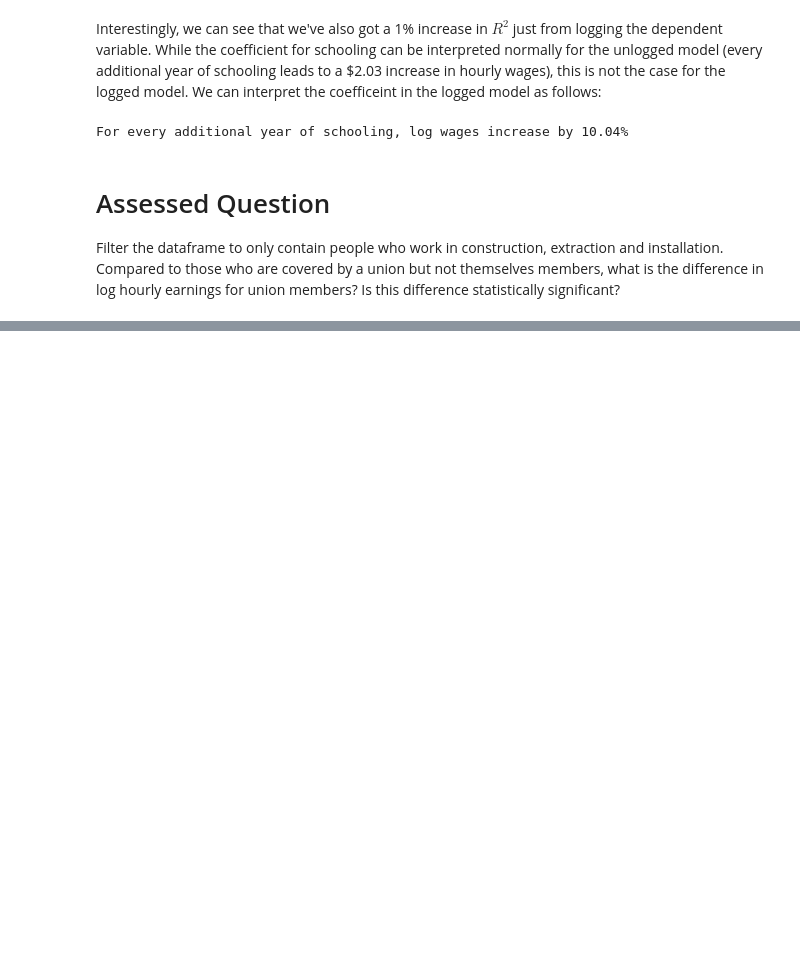
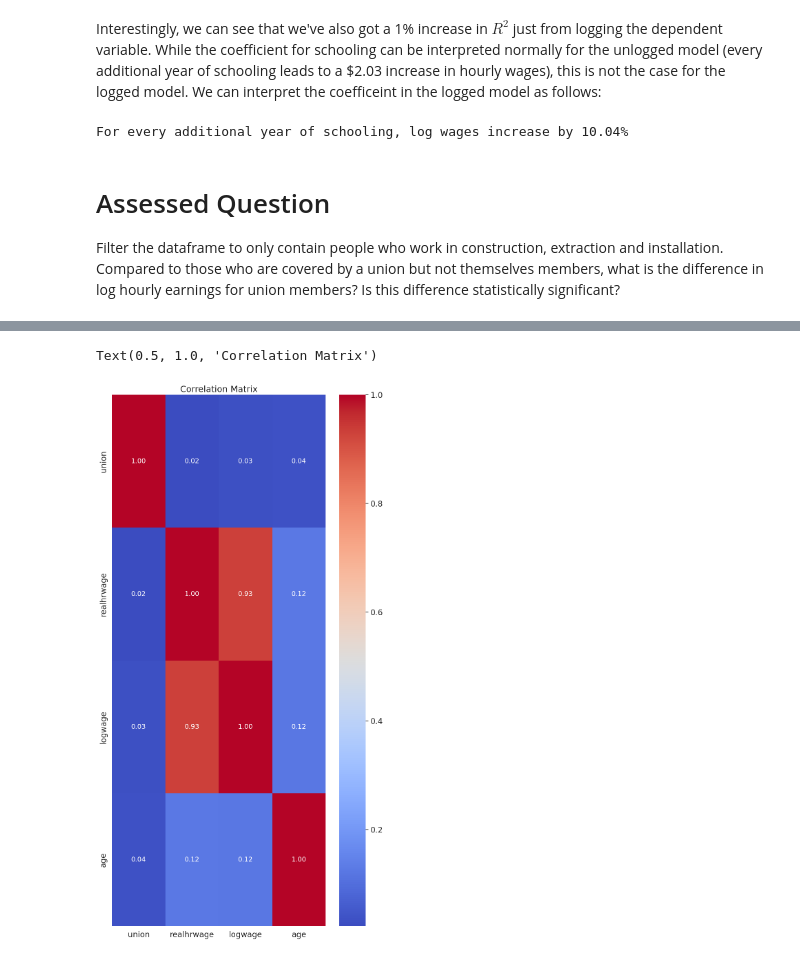
Before and after one commit to Btotheshlz/QM2, a Jupyter notebook: notebooks/W07. Linear Regression.ipynb, the cells around one changed output, grey strips where cells are left out. Drawn from its saved outputs; the diff is of its cells as text; code cells hidden in the pictures; blank space fills up the shorter version.

```diff
--- a/notebooks/W07. Linear Regression.ipynb
+++ b/notebooks/W07. Linear Regression.ipynb
@@ -618,0 +611,10 @@ Text(0.5, 0.98, 'without full union membership')
+# %%
+sns.heatmap(reg_df[['union','realhrwage','logwage','age']].corr(),
+            annot=True,
+            fmt=".2f",
+            cmap='coolwarm')
+
+plt.title('Correlation Matrix')
+# %% [output]
+Text(0.5, 1.0, 'Correlation Matrix')
+[figure, added]
```
Also changed, not shown: parts of 14 cells of this notebook.
